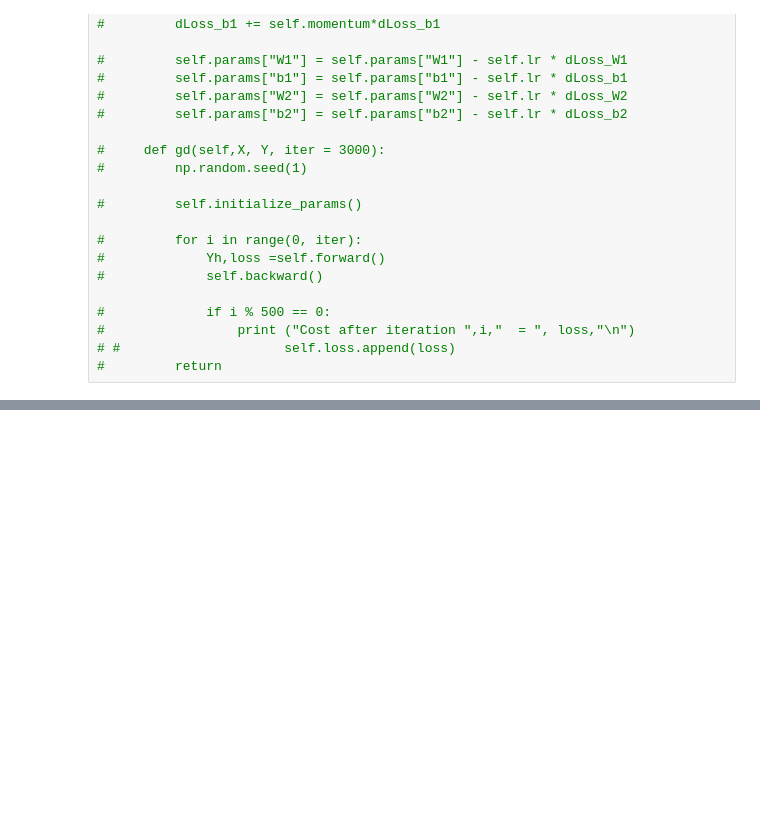
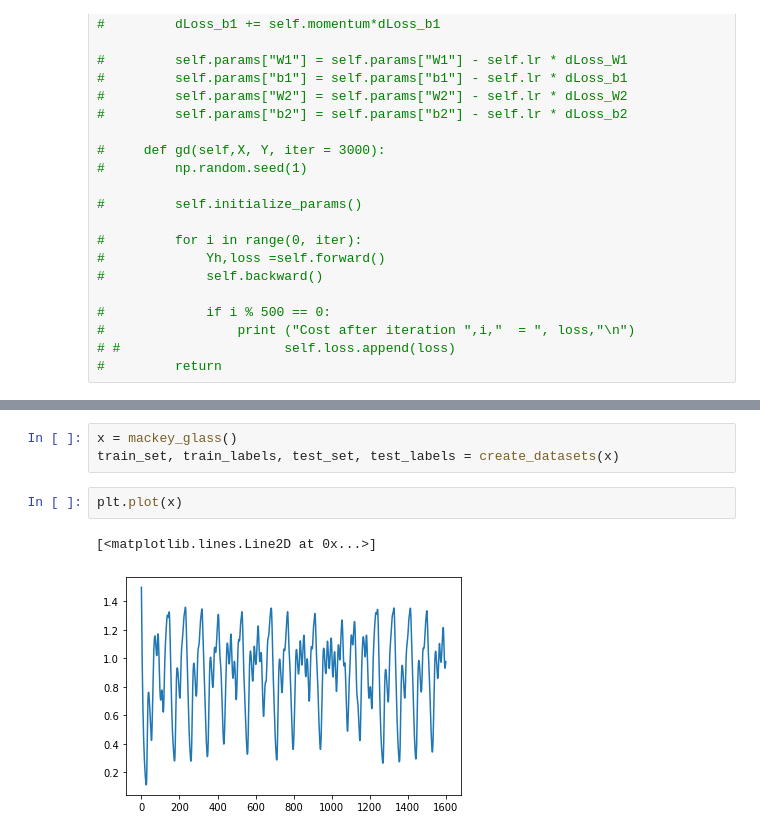
Before and after one commit to griiak/ANN-Assignment1-GS, a Jupyter notebook: A1/A1Part1.ipynb, the cells around one changed output, grey strips where cells are left out. Drawn from its saved outputs; the diff is of its cells as text; blank space fills up the shorter version.

```diff
--- a/A1/A1Part1.ipynb
+++ b/A1/A1Part1.ipynb
@@ -620,0 +685,8 @@ Cost after iteration  500   =  0.4967638989029959
+# %%
+x = mackey_glass()
+train_set, train_labels, test_set, test_labels = create_datasets(x)
+# %%
+plt.plot(x)
+# %% [output]
+[<matplotlib.lines.Line2D at 0x...>]
+[figure, added]
```
Also changed, not shown: parts of 9 cells of this notebook.
